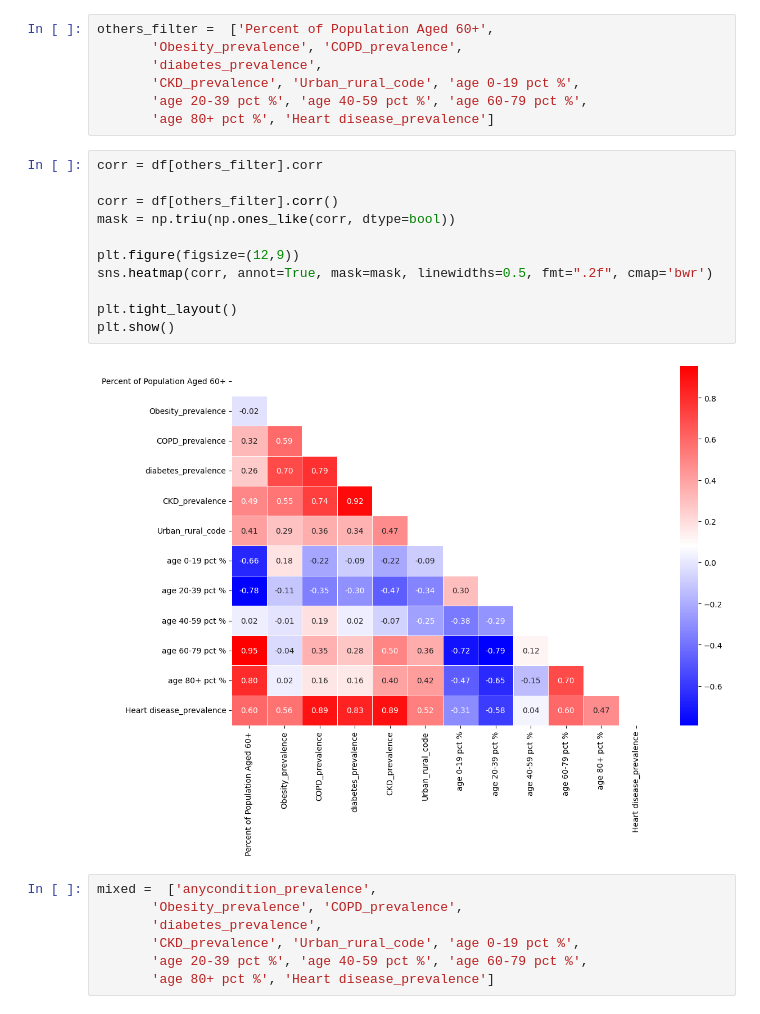
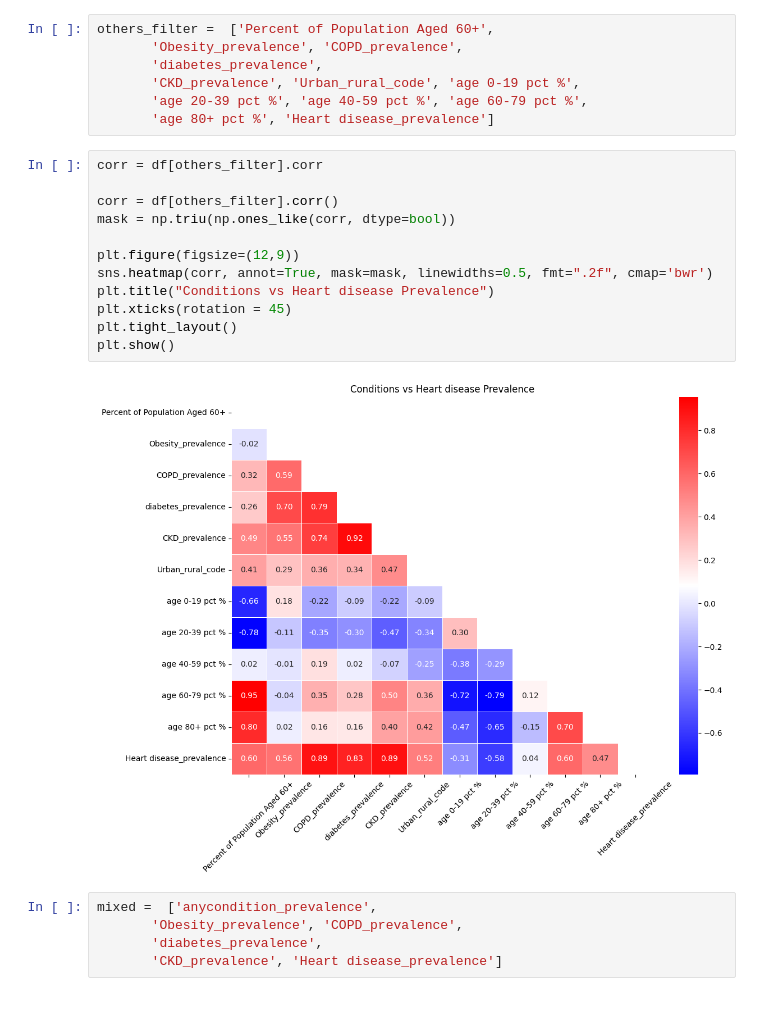
Before and after one commit to 4GeeksAcademy/GuilloMansa-MachineLearning, a Jupyter notebook: src/03-linear-regression-reg-demographic-health-data.ipynb, the cells around one changed output. Saved outputs shown, nothing was run; the diff lists cells and outputs as text.

```diff
--- a/src/03-linear-regression-reg-demographic-health-data.ipynb
+++ b/src/03-linear-regression-reg-demographic-health-data.ipynb
@@ -394,20 +394,19 @@ others_filter =  ['Percent of Population Aged 60+',
 # %%
 corr = df[others_filter].corr
 
 corr = df[others_filter].corr()
 mask = np.triu(np.ones_like(corr, dtype=bool))
 
 plt.figure(figsize=(12,9))
 sns.heatmap(corr, annot=True, mask=mask, linewidths=0.5, fmt=".2f", cmap='bwr')
-
+plt.title("Conditions vs Heart disease Prevalence")
+plt.xticks(rotation = 45)
 plt.tight_layout()
 plt.show()
 # %% [output]
-[figure, old version]
+[figure, new version]
 # %%
 mixed =  ['anycondition_prevalence',
        'Obesity_prevalence', 'COPD_prevalence',
        'diabetes_prevalence',
-       'CKD_prevalence', 'Urban_rural_code', 'age 0-19 pct %',
-       'age 20-39 pct %', 'age 40-59 pct %', 'age 60-79 pct %',
-       'age 80+ pct %', 'Heart disease_prevalence']
+       'CKD_prevalence', 'Heart disease_prevalence']
```
Also changed, not shown: parts of 4 cells of this notebook.
